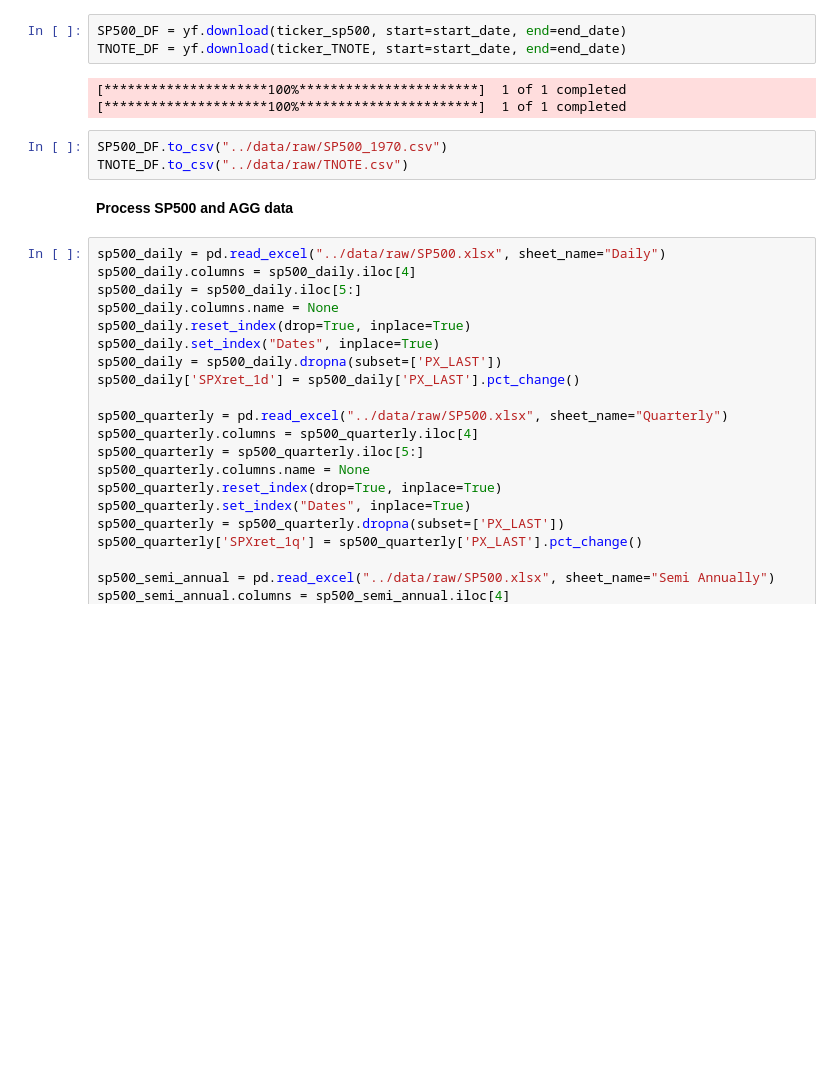
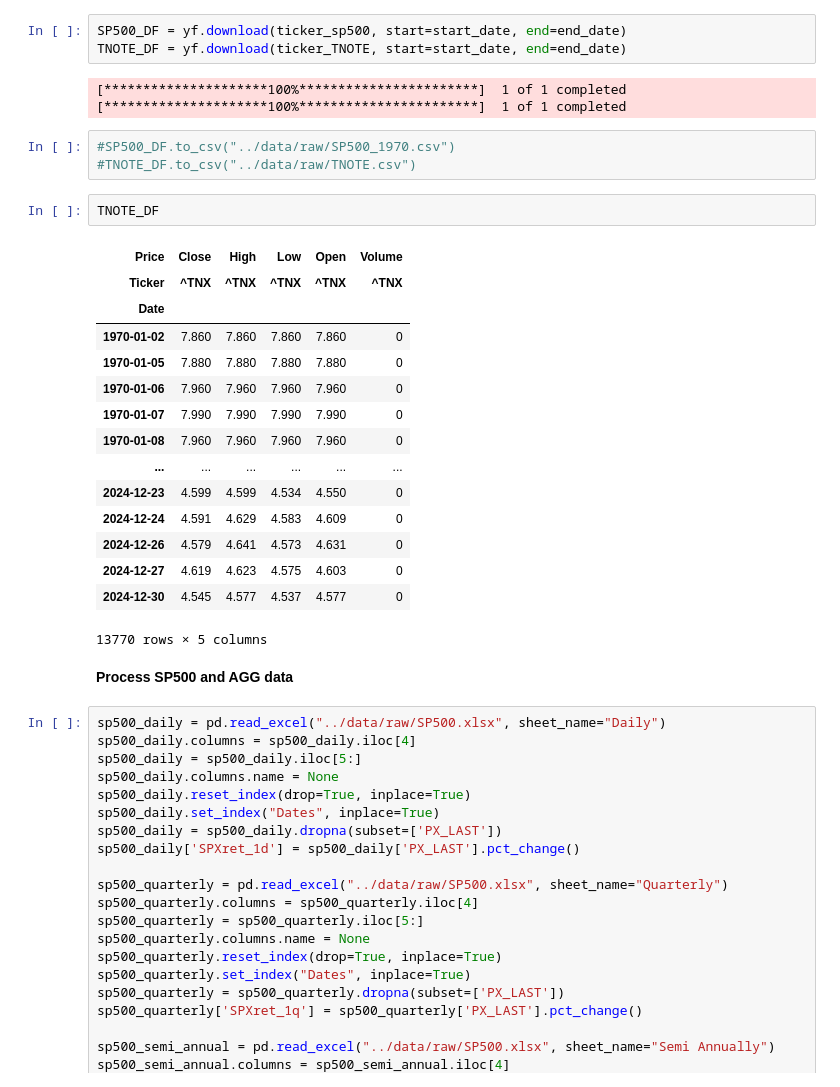
Before and after one commit to FlyingParachute/MathFin_RL, a Jupyter notebook: src/data_process.ipynb, the cells around one changed output. Cells and saved outputs as stored; diff of their text form; blank space fills up the shorter version.

```diff
--- a/src/data_process.ipynb
+++ b/src/data_process.ipynb
@@ -21,8 +21,26 @@ TNOTE_DF = yf.download(ticker_TNOTE, start=start_date, end=end_date)
 [*********************100%***********************]  1 of 1 completed
 [*********************100%***********************]  1 of 1 completed
 # %%
-SP500_DF.to_csv("../data/raw/SP500_1970.csv")
-TNOTE_DF.to_csv("../data/raw/TNOTE.csv")
+#SP500_DF.to_csv("../data/raw/SP500_1970.csv")
+#TNOTE_DF.to_csv("../data/raw/TNOTE.csv")
+# %%
+TNOTE_DF
+# %% [output]
+| Price | Close | High | Low | Open | Volume |
+| Ticker | ^TNX | ^TNX | ^TNX | ^TNX | ^TNX |
+| Date |  |  |  |  |  |
+| 1970-01-02 | 7.860 | 7.860 | 7.860 | 7.860 | 0 |
+| 1970-01-05 | 7.880 | 7.880 | 7.880 | 7.880 | 0 |
+| 1970-01-06 | 7.960 | 7.960 | 7.960 | 7.960 | 0 |
+| 1970-01-07 | 7.990 | 7.990 | 7.990 | 7.990 | 0 |
+| 1970-01-08 | 7.960 | 7.960 | 7.960 | 7.960 | 0 |
+| ... | ... | ... | ... | ... | ... |
+| 2024-12-23 | 4.599 | 4.599 | 4.534 | 4.550 | 0 |
+| 2024-12-24 | 4.591 | 4.629 | 4.583 | 4.609 | 0 |
+| 2024-12-26 | 4.579 | 4.641 | 4.573 | 4.631 | 0 |
+| 2024-12-27 | 4.619 | 4.623 | 4.575 | 4.603 | 0 |
+| 2024-12-30 | 4.545 | 4.577 | 4.537 | 4.577 | 0 |
+13770 rows × 5 columns
 # %% [markdown]
 **Process SP500 and AGG data**
 # %%
```
Also changed, not shown: parts of 15 cells of this notebook, 3 other files.
